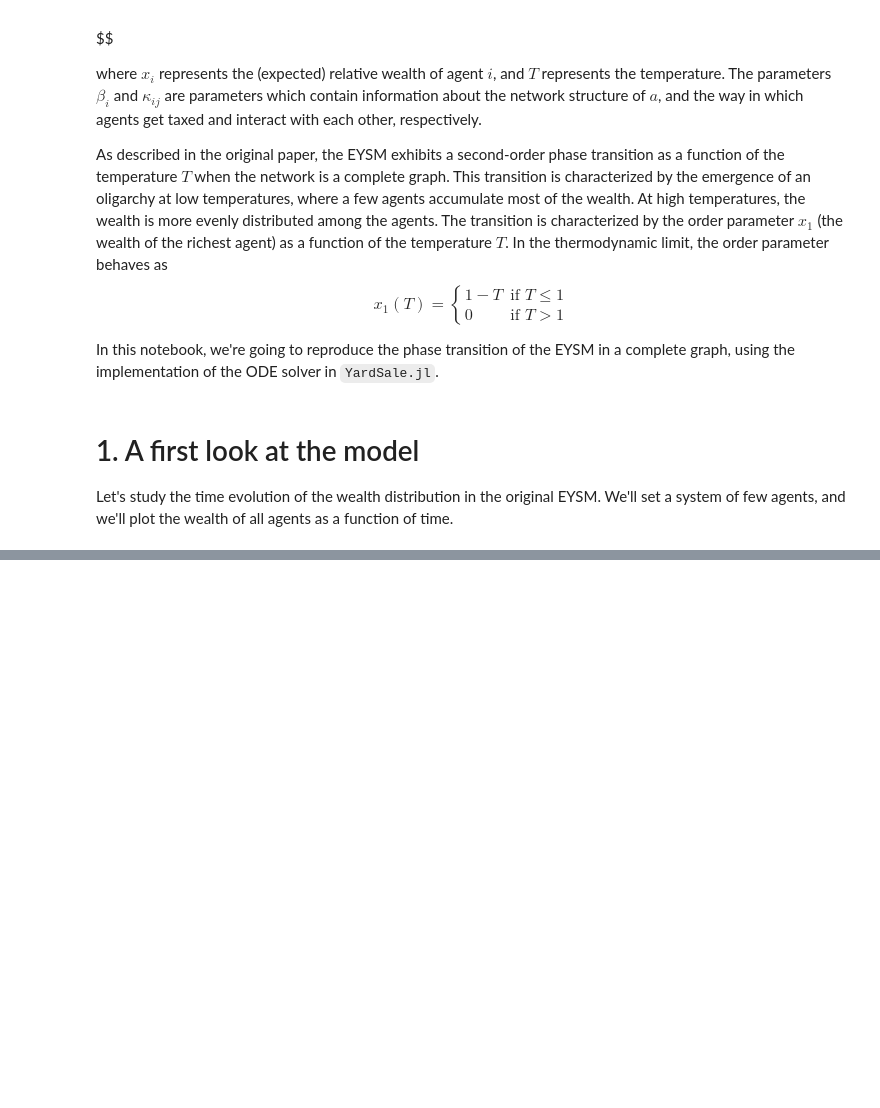
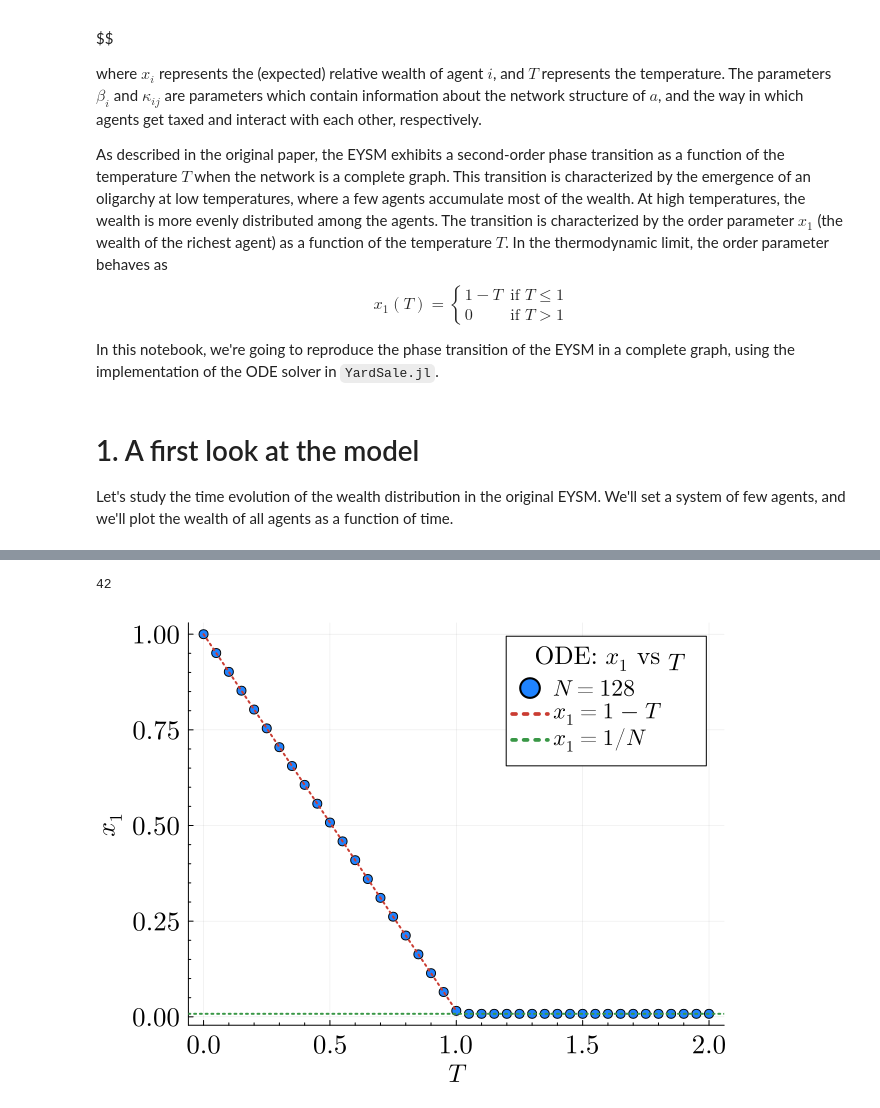
Before and after one commit to nicolasvazquez95/YardSale.jl, a Jupyter notebook: tutorials/ode_systems.ipynb, the cells around one changed output, grey strips where cells are left out. Saved outputs shown, nothing was run; the diff lists cells and outputs as text; code cells hidden in the pictures; blank space fills up the shorter version.

Commit message:
Add tutorials for ODE systems and update documentation structure

```diff
--- a/tutorials/ode_systems.ipynb
+++ b/tutorials/ode_systems.ipynb
@@ -114,0 +146,64 @@ p = plot(
+# %%
+# The system has to be big enough to discard finite size effects
+N = 128
+g = complete_graph(N)
+# Interacion and taxation modes
+interaction_mode = "A"
+taxation_mode = "B"
+# Time span
+tspan = (0.0, 1e7)
+# Different temperatures
+temperatures = 0.0:0.05:2.0
+# Seed
+seed = 42
+# %% [output]
+42
+# %%
+# Run simulations
+x1_T = zeros(length(temperatures))
+# Solve the system for different temperatures
+for (i,T) in enumerate(temperatures)
+    sol = solve_ode_steady_state(
+        g,
+        interaction_mode,
+        taxation_mode,
+        T,
+        seed;
+        integrator = Tsit5(),
+        initial_conditions = initial_conditions,
+        reltol=1e-15,
+        abstol=1e-15
+    )
+    x1_T[i] = maximum(sol.u)
+end
+# %%
+p2 = plot(
+    ylabel = L"x_1",
+    xlabel = L"T",
+    fontfamily = "Computer Modern",
+    legend_title = "ODE: " * L"x_1" * " vs " * L"T",
+    xguidefontsize = 17,
+    yguidefontsize = 17,
+    legendfontsize = 15,
+    legendtitlefontsize = 16,
+    xtickfontsize = 17,
+    ytickfontsize = 17,
+    palette = :julia,
+    size=(640,480),
+    fmt=:png,
+    minorticks = true
+)
+
+p = scatter!(
+    p2,
+    temperatures,
+    x1_T,
+    label = L"N="*"$N",
+    ms = 5,
+    color = 1
+    )
+
+p2 = plot!(p2,temperatures[1:21], x1_T[1:21], label=L"x_1 = 1 - T", lw = 2,ls=:dot,color=2)
+p2 = hline!(p2,[1/N],label=L"x_1 = 1/N",lw=2,ls=:dot,color=3)
+# %% [output]
+[figure, added]
```
Also changed, not shown: parts of 6 cells of this notebook, 6 other files.
